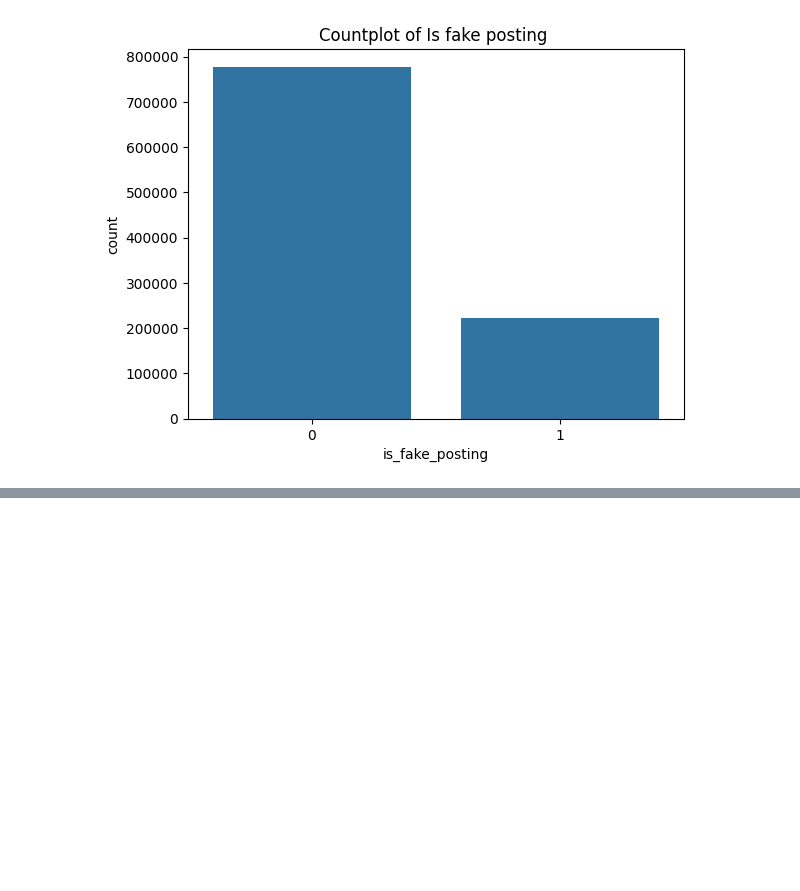
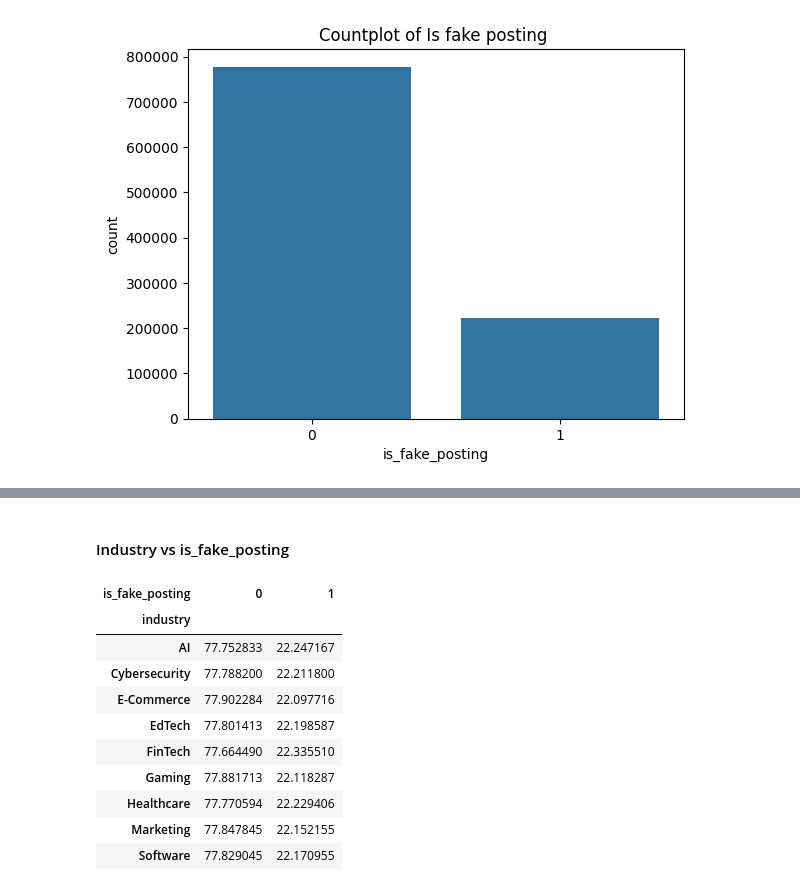
Before and after one commit to therai0/data_analysis_intership_scam, a Jupyter notebook: notebook/eda_fake_internship.ipynb, the cells around one changed output, grey strips where cells are left out. Cells and saved outputs as stored; diff of their text form; code cells hidden in the pictures; blank space fills up the shorter version.

```diff
--- a/notebook/eda_fake_internship.ipynb
+++ b/notebook/eda_fake_internship.ipynb
@@ -922,0 +966,20 @@ Index(['posting_date', 'internship_title', 'employment_type', 'work_mode',
+# %% [markdown]
+#### Industry vs is_fake_posting
+# %%
+pd.crosstab(
+    df["industry"],
+    df["is_fake_posting"],
+    normalize="index"
+)*100
+# %% [output]
+| is_fake_posting | 0 | 1 |
+| industry |  |  |
+| AI | 77.752833 | 22.247167 |
+| Cybersecurity | 77.788200 | 22.211800 |
+| E-Commerce | 77.902284 | 22.097716 |
+| EdTech | 77.801413 | 22.198587 |
+| FinTech | 77.664490 | 22.335510 |
+| Gaming | 77.881713 | 22.118287 |
+| Healthcare | 77.770594 | 22.229406 |
+| Marketing | 77.847845 | 22.152155 |
+| Software | 77.829045 | 22.170955 |
```
Also changed, not shown: parts of 24 cells of this notebook.
